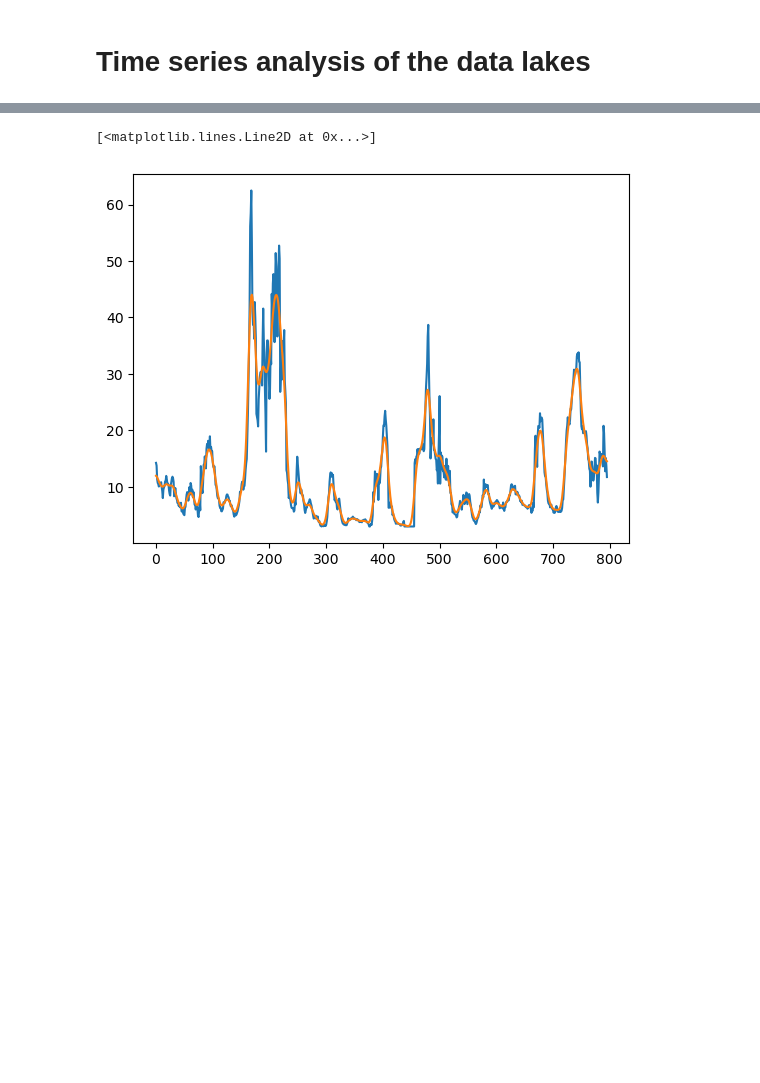
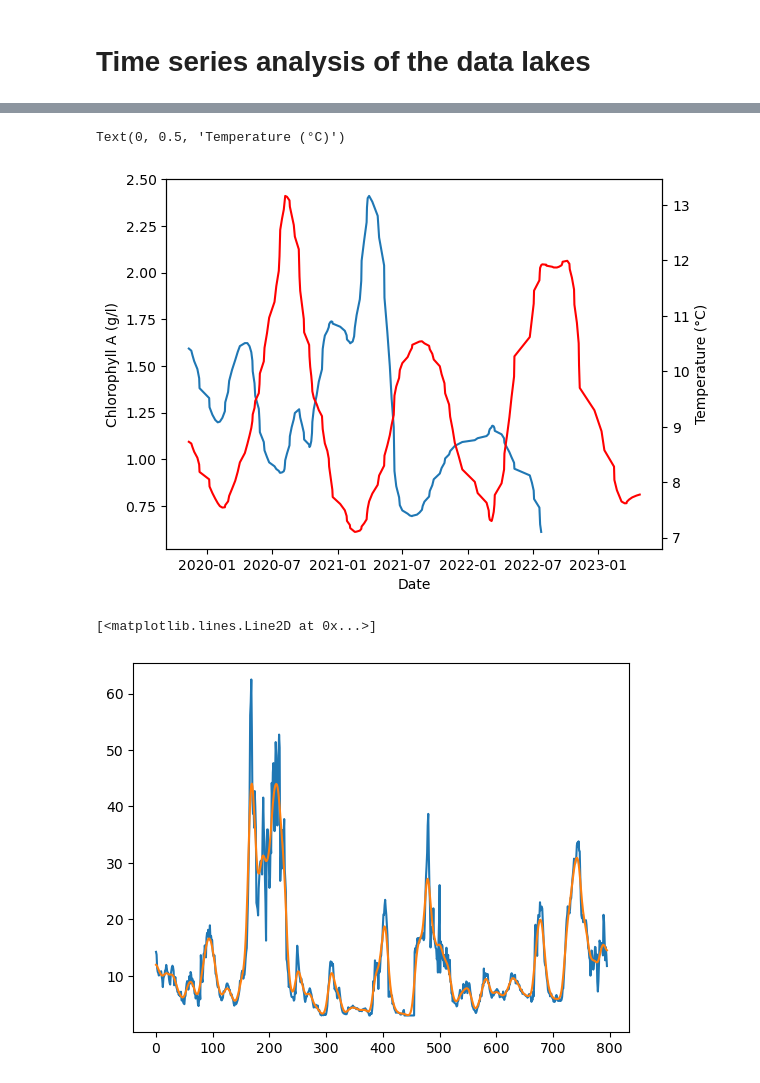
Before and after one commit to MTLehner/DSTSES_DataLakes, a Jupyter notebook: mtl_test_003.ipynb, the cells around one changed output, grey strips where cells are left out. Drawn from its saved outputs; the diff is of its cells as text; code cells hidden in the pictures; blank space fills up the shorter version.

```diff
--- a/mtl_test_003.ipynb
+++ b/mtl_test_003.ipynb
@@ -31,3 +39,16 @@ df
+# %%
+fig, ax = plt.subplots()
+#ax.plot(df_day["day"], df_day["x2"], label="x2")
+ax.plot(df_day["day"], gaussian_filter1d(df_day["x2"], 5), label="Chlorophyll A")
+ax.set_ylabel("Chlorophyll A (g/l)")
+ax.set_xlabel("Date")
+# twin axis
+ax2 = ax.twinx()
+ax2.plot(df_day["day"], gaussian_filter1d(df_day["x"], 5), label="temperature", color="red")
+ax2.set_ylabel("Temperature (°C)")
+# %% [output]
+Text(0, 0.5, 'Temperature (°C)')
+[figure, added]
 # %%
 df.sort_values(by="x",inplace=True)
 # %%
```
Also changed, not shown: parts of 7 cells of this notebook, 1 other file.
